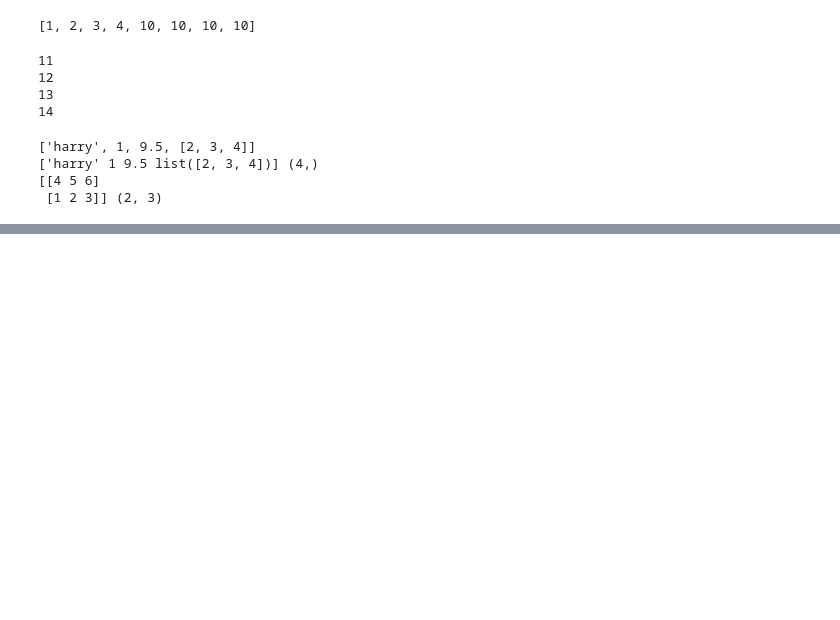
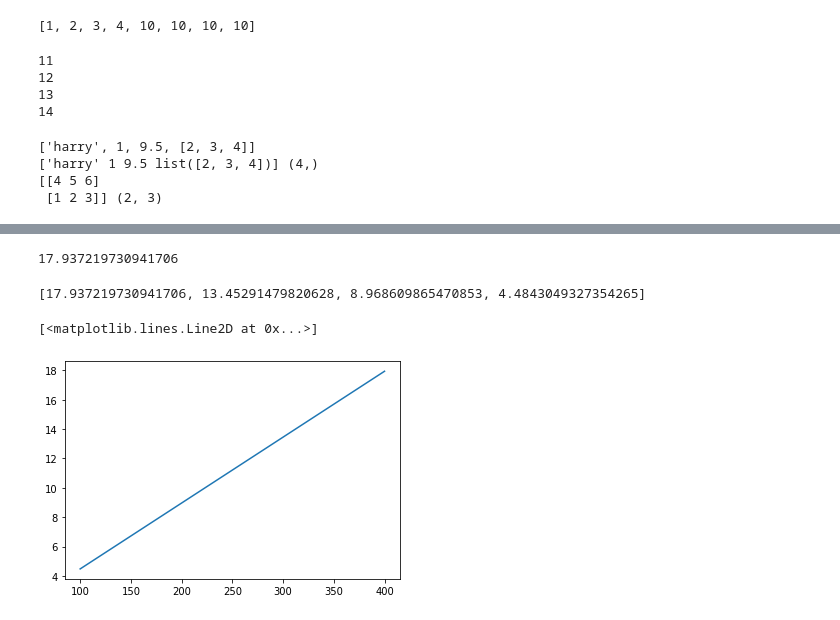
Before and after one commit to ICWallis/Stanford-Geothermal-Python-Sessions--Beginner, a Jupyter notebook: 1-Language-basics.ipynb, the cells around one changed output, grey strips where cells are left out. Cells and saved outputs as stored; diff of their text form; code cells hidden in the pictures; blank space fills up the shorter version.

Commit message:
Make plot and function examples

```diff
--- a/1-Language-basics.ipynb
+++ b/1-Language-basics.ipynb
@@ -131,2 +207,36 @@ print(nD_array, nD_array.shape)
+# %%
+# Example of equation implemented inside for loop
+
+# Variable names:
+# Use common abbreviations or write it out
+# Do not just use equation terms
+
+flow_rate_tph = 400
+hydrostatic_pressure_bara = 115
+wellhead_pressure_bara = 1
+friction_loss_bara = 9.7
+feedzone_pressure_bara = 84
+
+ii_tphrpbar = flow_rate_tph / (hydrostatic_pressure_bara + wellhead_pressure_bara - friction_loss_bara - feedzone_pressure_bara)
+
+print(ii_tphrpbar)
+# %% [output]
+17.937219730941706
+# %%
+flow_rates_tph = [400, 300, 200, 100]
+varied_rate_ii_tphrpbar = []
+
+for rate in flow_rates_tph:
+    ii = rate / (hydrostatic_pressure_bara + wellhead_pressure_bara - friction_loss_bara - feedzone_pressure_bara)
+    varied_rate_ii_tphrpbar.append(ii)
+
+print(varied_rate_ii_tphrpbar)
+# %% [output]
+[17.937219730941706, 13.45291479820628, 8.968609865470853, 4.4843049327354265]
 # %%
-# Basics: Python as plot maker
+# Python as plotter - simple
+
+plt.plot(flow_rates_tph, varied_rate_ii_tphrpbar)
+# %% [output]
+[<matplotlib.lines.Line2D at 0x...>]
+[figure, added]
```
Also changed, not shown: parts of 21 cells of this notebook.
